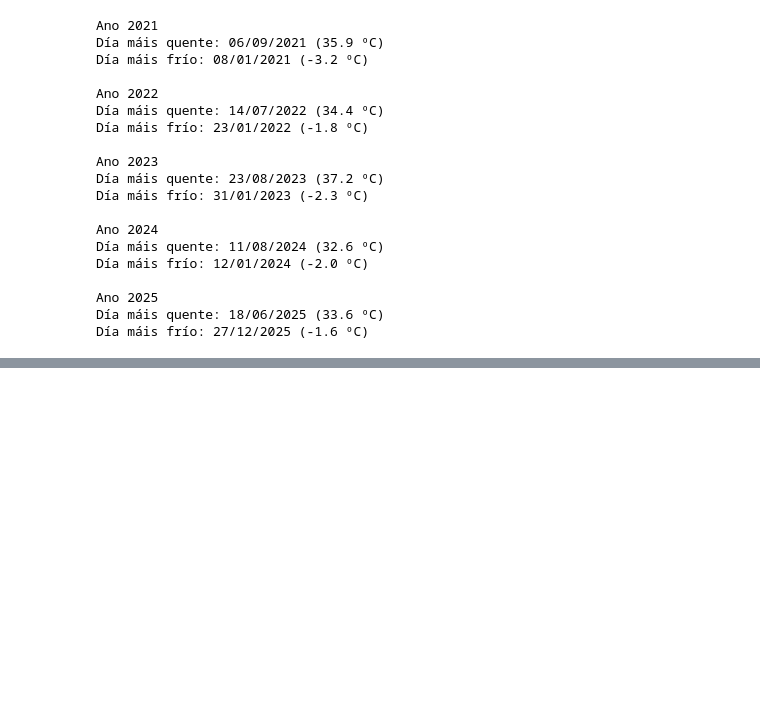
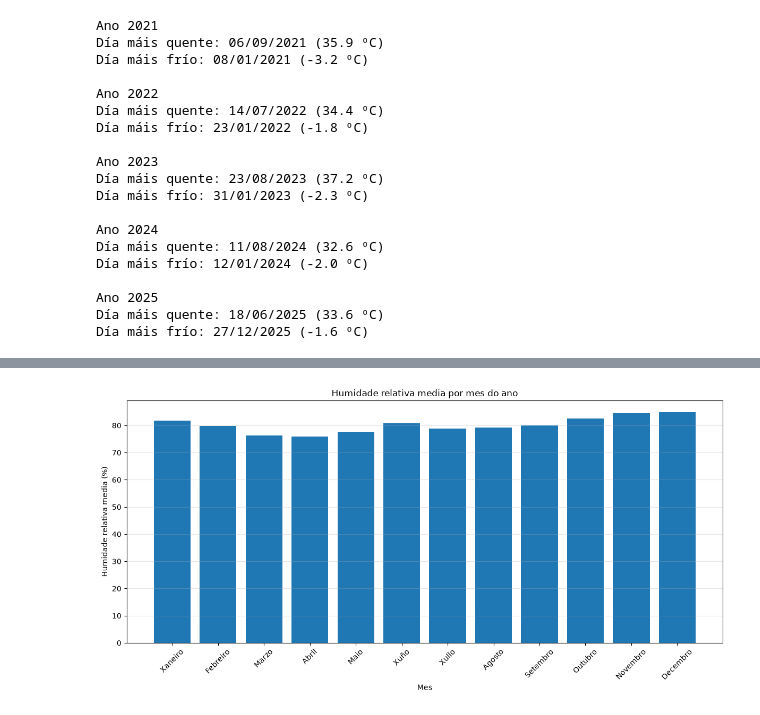
Before and after one commit to estevo97/analise_alvedro, a Jupyter notebook: alvedro_analise.ipynb, the cells around one changed output, grey strips where cells are left out. Saved outputs shown, nothing was run; the diff lists cells and outputs as text; code cells hidden in the pictures; blank space fills up the shorter version.

```diff
--- a/alvedro_analise.ipynb
+++ b/alvedro_analise.ipynb
@@ -304,0 +394,38 @@ Día máis frío: 27/12/2025 (-1.6 ºC)
+# %%
+import matplotlib.pyplot as plt
+
+# Excluir julio de 2023
+df_filtrado = df[
+    ~((df["Data"].dt.year == 2023) &
+      (df["Data"].dt.month == 7))
+].copy()
+
+# Calcular la media de humedad para cada mes del año,
+# agrupando los datos de todos los años
+humidade_mensual = (
+    df_filtrado.groupby(df_filtrado["Data"].dt.month)
+    ["Humidade relativa (%)"]
+    .mean()
+)
+
+# Nombres de los meses
+meses = [
+    "Xaneiro", "Febreiro", "Marzo", "Abril",
+    "Maio", "Xuño", "Xullo", "Agosto",
+    "Setembro", "Outubro", "Novembro", "Decembro"
+]
+
+# Gráfica
+plt.figure(figsize=(12, 6))
+
+plt.bar(meses, humidade_mensual.reindex(range(1, 13)))
+
+plt.title("Humidade relativa media por mes do ano")
+plt.xlabel("Mes")
+plt.ylabel("Humidade relativa media (%)")
+plt.xticks(rotation=45)
+plt.grid(axis="y", alpha=0.3)
+plt.tight_layout()
+plt.show()
+# %% [output]
+[figure, added]
```
Also changed, not shown: parts of 22 cells of this notebook, 1 other file.
